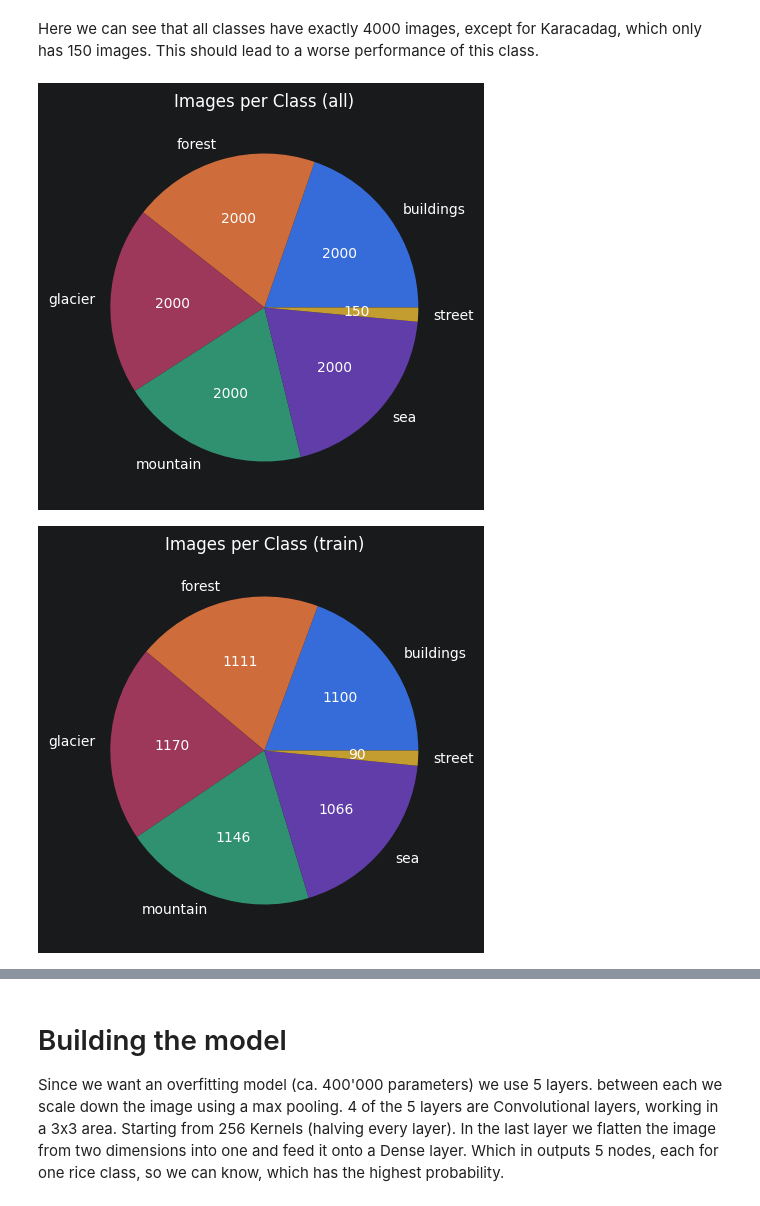
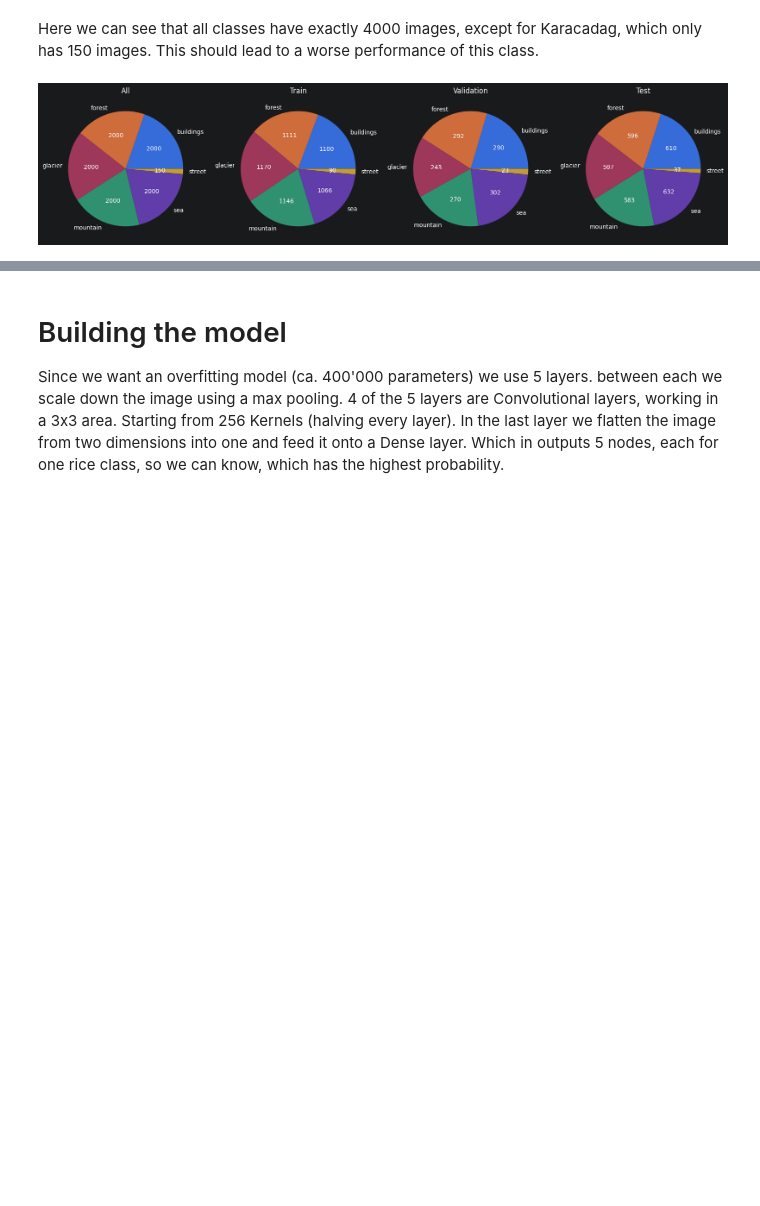
Before and after one commit to Nukufel/AiAp_MiniProj_1, a Jupyter notebook: optimal.ipynb, the cells around one changed output, grey strips where cells are left out. Saved outputs shown, nothing was run; the diff lists cells and outputs as text; code cells hidden in the pictures; blank space fills up the shorter version.

Commit message:
feat: pie charts in one plot

```diff
--- a/optimal.ipynb
+++ b/optimal.ipynb
@@ -70,10 +58,6 @@ plot_samples(all_images, label_names)
 Here we can see that all classes have exactly 4000 images, except for Karacadag, which only has 150 images.
 This should lead to a worse performance of this class.
 # %%
-plot_number_per_class("Images per Class (all)", all_images, label_names)
-plot_number_per_class("Images per Class (train)", train_images, label_names)
-plot_number_per_class("Images per Class (validation)", validation_images, label_names)
-plot_number_per_class("Images per Class (test)", test_images, label_names)
+plot_numbers_per_classes({"All": all_images, "Train": train_images, "Validation": validation_images, "Test": test_images}, label_names)
 # %% [output]
-[figure, old version]
+[figure, new version]
-[figure, removed]
```
Also changed, not shown: parts of 2 cells of this notebook, 4 other files.
